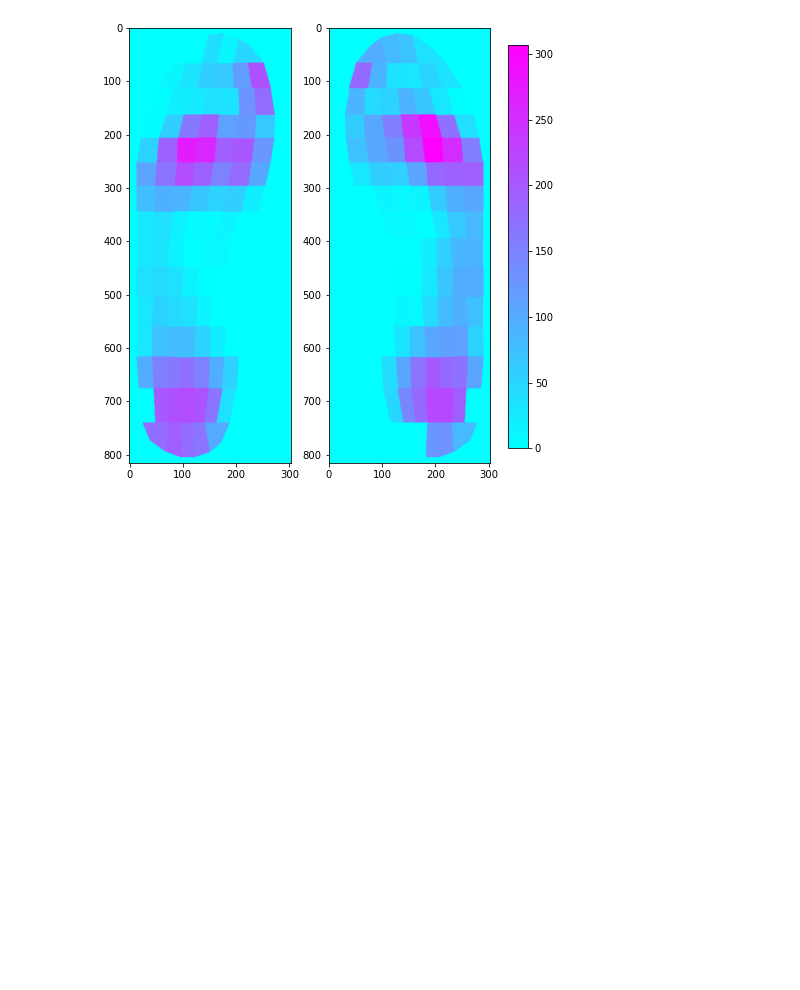
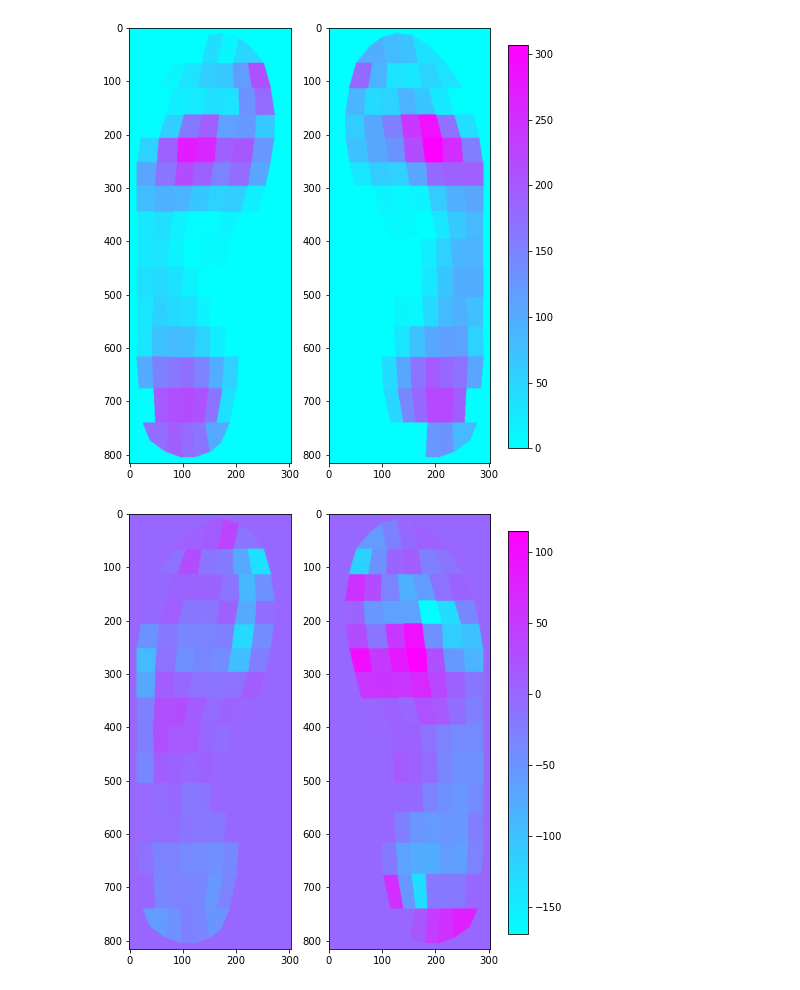
Before and after one commit to liu-qilong/pedarProbe, a Jupyter notebook: pedarProbe/example/example_analyse.ipynb, the cells around one changed output. Cells and saved outputs as stored; diff of their text form; code cells hidden in the pictures; blank space fills up the shorter version.

Commit message:
heatmap's add sub mul truediv feature

```diff
--- a/pedarProbe/example/example_analyse.ipynb
+++ b/pedarProbe/example/example_analyse.ipynb
@@ -21,7 +21,12 @@ hm.export_foot_heatmap(export_folder='../output')
 # %% [output]
 [figure]
 # %%
-hm2 = export.FootHeatmap(data.subjects['S5'], attr_name='sensor_peak')
+hm2 = export.FootHeatmap(data.subjects['S5'], attr_name='sensor_peak', mask_dir='../data/left_foot_mask.png')
 hm2.export_foot_heatmap(export_folder='../output')
 # %% [output]
 [figure]
+# %%
+hm_test = hm - hm2
+hm_test.export_foot_heatmap(is_export=False)
+# %% [output]
+[figure, added]
```
Also changed, not shown: 1 other file.
